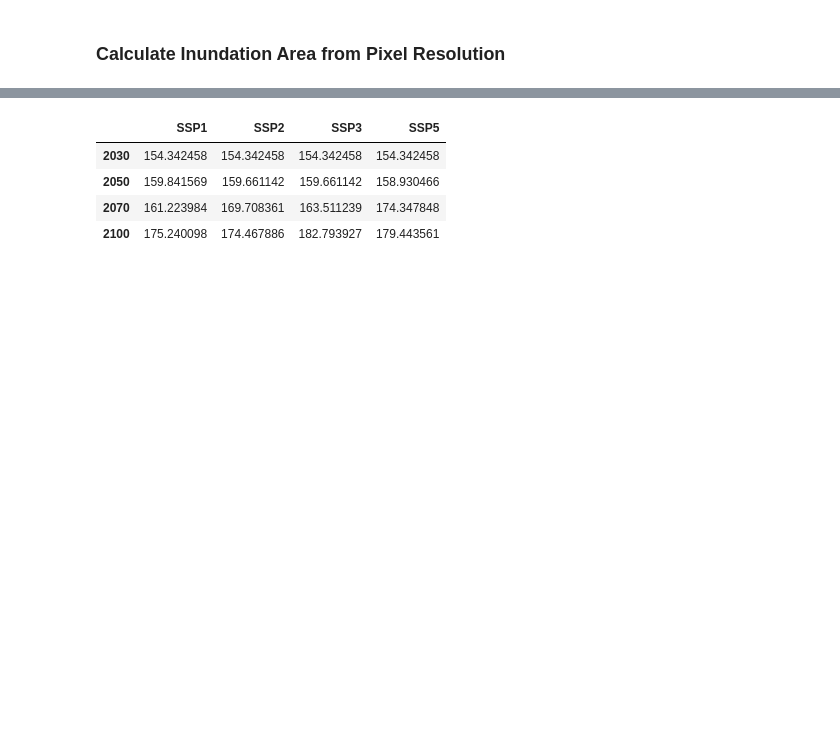
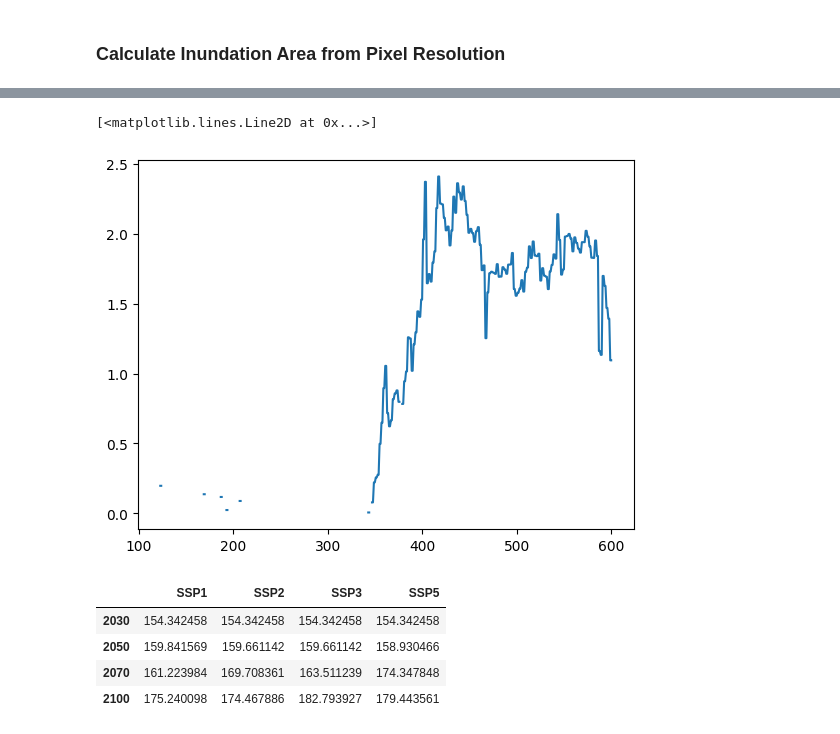
Before and after one commit to aesgeorges/LaGonaveFM, a Jupyter notebook: analysis/attenuation.ipynb, the cells around one changed output, grey strips where cells are left out. Cells and saved outputs as stored; diff of their text form; code cells hidden in the pictures; blank space fills up the shorter version.

```diff
--- a/analysis/attenuation.ipynb
+++ b/analysis/attenuation.ipynb
@@ -388,3 +451,46 @@ def calculate_flood_area(raster_path):
+# %%
+from shapely.geometry import LineString
+import rasterio
+import numpy as np
+
+def extract_raster_along_transect(raster_path, transect_coords):
+    """
+    Extract raster values along a transect defined by a list of (lon, lat) tuples.
+    Returns the coordinates and the corresponding raster values.
+    """
+    # Open the raster
+    with rasterio.open(raster_path) as src:
+        # Create a LineString from the transect coordinates
+        line = LineString(transect_coords)
+        # Sample points along the line (interpolate to pixel resolution)
+        num_points = int((line.length / np.max([abs(src.res[0]), abs(src.res[1])])) * 2)
+        sampled_points = [line.interpolate(float(i)/num_points, normalized=True) for i in range(num_points + 1)]
+        lonlats = [(pt.x, pt.y) for pt in sampled_points]
+        # Convert lon/lat to row/col
+        rows_cols = [src.index(lon, lat) for lon, lat in lonlats]
+        # Extract raster values
+        values = []
+        for row, col in rows_cols:
+            if 0 <= row < src.height and 0 <= col < src.width:
+                val = src.read(1)[row, col]
+                if val == src.nodata:
+                    val = np.nan
+                values.append(val)
+            else:
+                values.append(np.nan)
+        return lonlats, values
+
+# Example usage:
+transect_coords = [(-72.74, 19.4), (-72.62, 19.4)]
+tail =  f'_ts_{68}_flood_depths_exported.tif' # Replace with your transect coordinates
+raster_path = f'{root_test}S0/timesteps_floods/S0{tail}'  # Use the raster path variable already defined
+coords, vals = extract_raster_along_transect(raster_path, transect_coords)
+
+
+plt.plot(vals)
+# %% [output]
+[<matplotlib.lines.Line2D at 0x...>]
+[figure, added]
 # %%
 tail = '_flood_depths_exported.tif'
 
```
Also changed, not shown: parts of 11 cells of this notebook, 48 other files.
